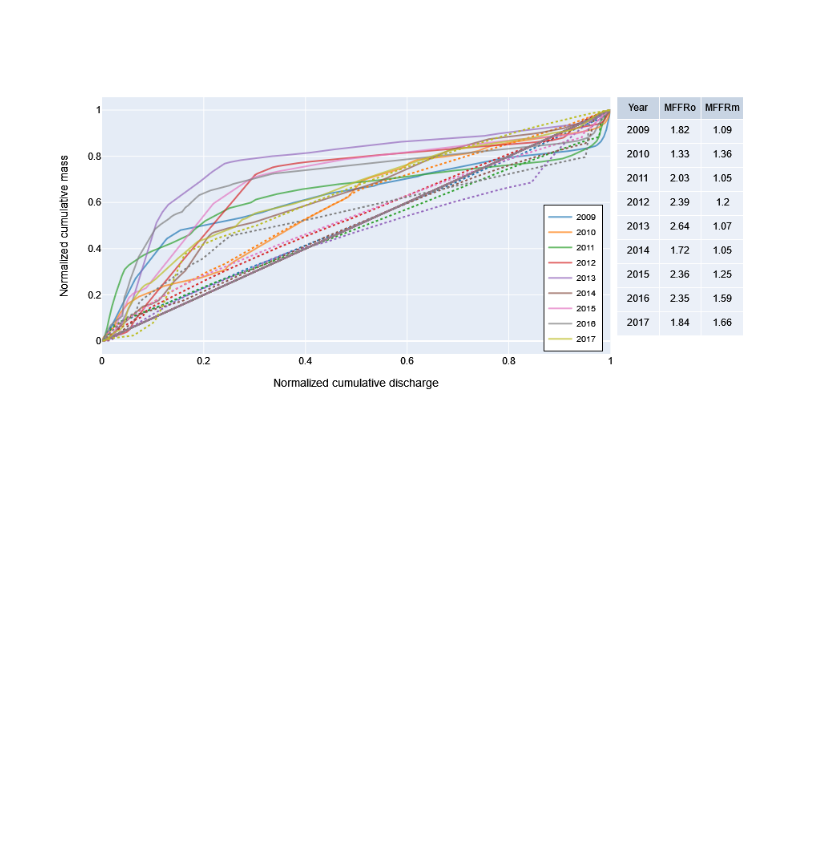
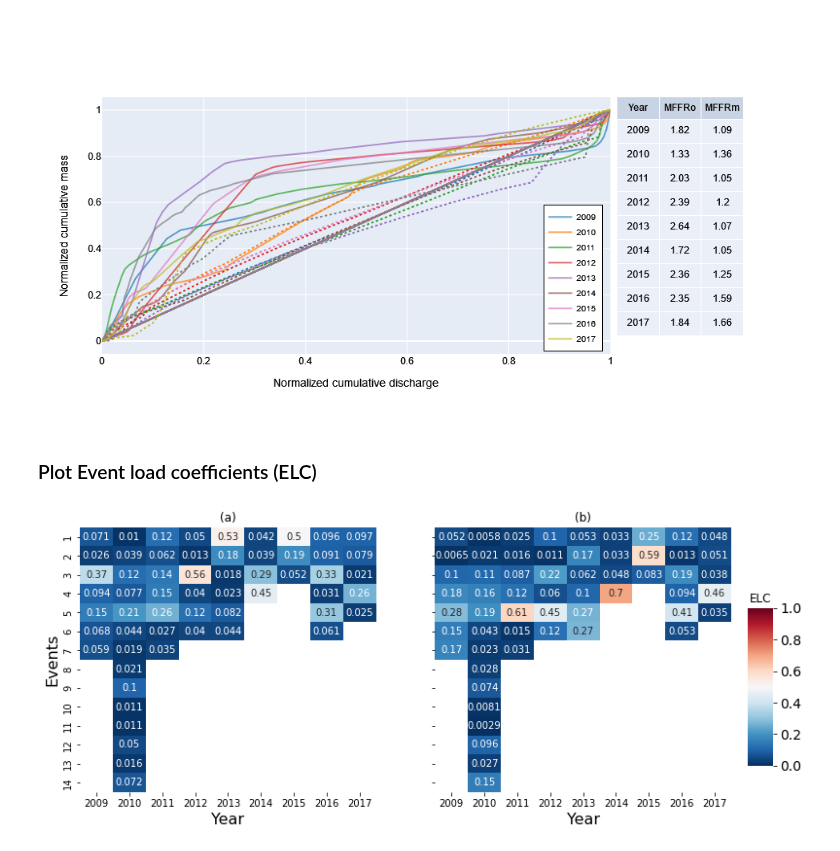
Before and after one commit to QianWanghhu/wqd_analyze, a Jupyter notebook: src/Plotting_Paper_3.ipynb, the cells around one changed output. Cells and saved outputs as stored; diff of their text form; code cells hidden in the pictures; blank space fills up the shorter version.

```diff
--- a/src/Plotting_Paper_3.ipynb
+++ b/src/Plotting_Paper_3.ipynb
@@ -367,3 +367,5 @@ fig.show()
 fig.write_image(fig_path + 'SSL-Q_cumulative_lines_table_30.png', scale=2)
 # %% [output]
 [figure]
+# %% [markdown]
+### Plot Event load coefficients (ELC)
@@ -369,0 +376,6 @@ fig.write_image(fig_path + 'SSL-Q_cumulative_lines_table_30.png', scale=2)
+# %%
+emc_matrix = {year: [] for year in range(2009, 2018)}
+emc_mod_matrix = {year: [] for year in range(2009, 2018)}
+# emc_matrix = {year: [] for year in range(2009, 2014)}
+emc.start = pd.to_datetime(emc.start)
+emc_mod.start = pd.to_datetime(emc_mod.start)
@@ -369,0 +415,21 @@ fig.write_image(fig_path + 'SSL-Q_cumulative_lines_table_30.png', scale=2)
+# %%
+# sns.set_context({"figure.figsize":(17,5)})
+import seaborn as sns
+import matplotlib.pyplot as plt
+sns.axes_style("white")
+fig,axes = plt.subplots(1, 2, sharex=True, sharey=True, figsize=(12, 5))
+cbar_ax = fig.add_axes([.92, .2, .03, .45], title='ELC')
+ax = sns.heatmap(data=np.array(df_fillna.values), annot=True, mask=mask, vmin=0, vmax=1,
+            xticklabels=df_fillna.columns, yticklabels= df_fillna.index,cmap="RdBu_r", ax=axes[0], cbar=0)
+ax1 = sns.heatmap(data=np.array(mod_df_fillna.values), annot=True, mask=mod_mask, vmin=0, vmax=1,
+            xticklabels=mod_df_fillna.columns, yticklabels= mod_df_fillna.index,cmap="RdBu_r", ax=axes[1], cbar_ax=cbar_ax)
+ax.set_title('(a)')
+ax1.set_title('(b)')
+ax.set_xlabel('Year', fontsize=16)
+ax.set_ylabel('Events', fontsize=16)
+ax1.set_xlabel('Year', fontsize=16)
+plt.xticks(rotation=90, fontsize=14)
+plt.yticks(fontsize=14);
+plt.savefig(f'{outpath}figs/obs_mod_{fig_names}_common2.png', format='png', dpi=400)
+# %% [output]
+[figure, added]
```
Also changed, not shown: parts of 2 cells of this notebook, 1 other file.
